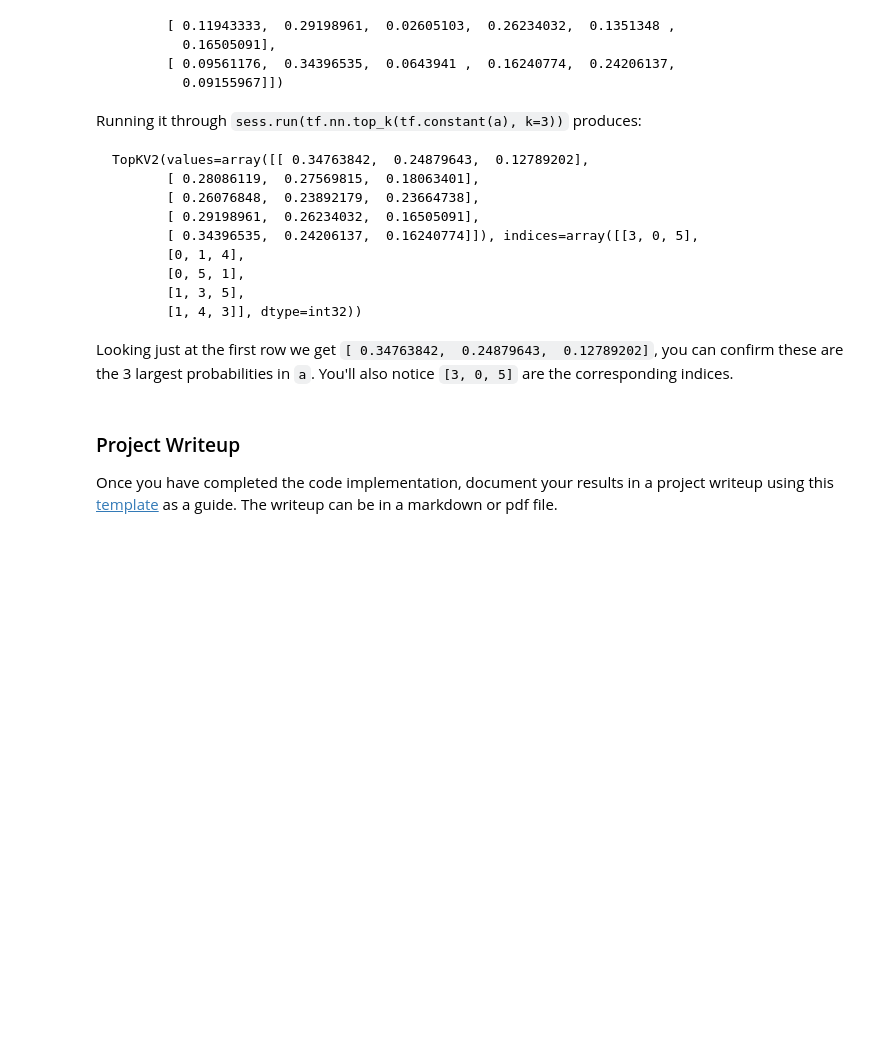
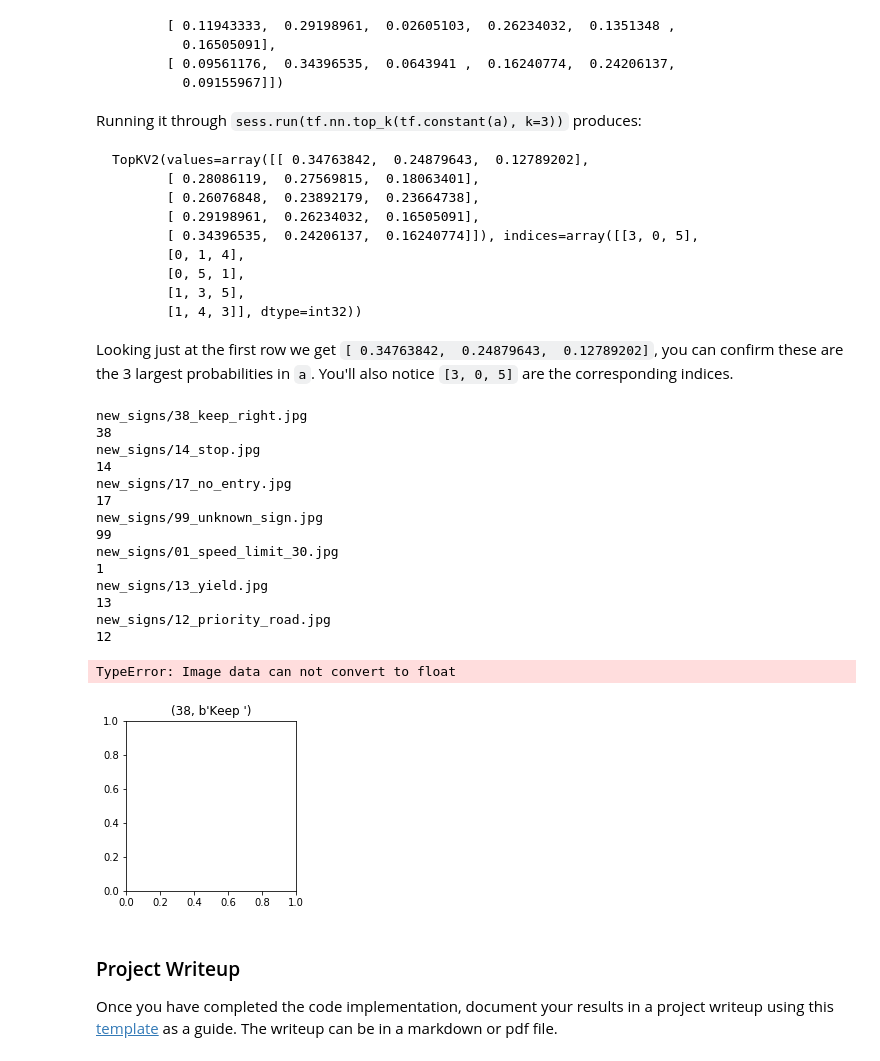
Before and after one commit to zhuangh/CarND-Traffic-Sign-Classifier-Project, a Jupyter notebook: Traffic_Sign_Classifier.ipynb, the cells around one changed output. Drawn from its saved outputs; the diff is of its cells as text; code cells hidden in the pictures; blank space fills up the shorter version.

```diff
--- a/Traffic_Sign_Classifier.ipynb
+++ b/Traffic_Sign_Classifier.ipynb
@@ -288,21 +293,24 @@ sets imply underfitting. A high accuracy on the training set but low accuracy on
 ### the accuracy on the test set should be calculated and reported as well.
 ### Feel free to use as many code cells as needed.
 
+# Ref: https://github.com/zhuangh/CarND-LeNet-Lab/blob/master/LeNet-Lab.ipynb
 image_channels = X_train.shape[3]
 x = tf.placeholder(tf.float32, (None, 32, 32, image_channels))
 y = tf.placeholder(tf.int32, (None))
 one_hot_y = tf.one_hot(y, n_classes)
-keep_prob = tf.placeholder(tf.float32)
+
 
 EPOCHS = 50
 BATCH_SIZE = 128 #156
 rate = 0.001 #0.00097
 
+keep_prob = tf.placeholder(tf.float32)
+
 logits = LeNet(x, depth=image_channels, n_class=n_classes)
 
 cross_entropy = tf.nn.softmax_cross_entropy_with_logits(logits=logits, labels=one_hot_y)
 loss_operation = tf.reduce_mean(cross_entropy)
-optimizer = tf.train.AdamOptimizer(learning_rate = rate)
+optimizer = tf.train.AdamOptimizer(learning_rate=rate)
 training_operation = optimizer.minimize(loss_operation)
 
 correct_prediction = tf.equal(tf.argmax(logits, 1), tf.argmax(one_hot_y, 1))
@@ -315,7 +323,7 @@ def evaluate(X_data, y_data):
     sess = tf.get_default_session()
     for offset in range(0, num_examples, BATCH_SIZE):
         batch_x, batch_y = X_data[offset:offset+BATCH_SIZE], y_data[offset:offset+BATCH_SIZE]
-        accuracy = sess.run(accuracy_operation, feed_dict={x: batch_x, y: batch_y, keep_prob: 1.0})
+        accuracy = sess.run(accuracy_operation, feed_dict={x: batch_x, y: batch_y})#, keep_prob: 1.0})
         total_accuracy += (accuracy * len(batch_x))
     return total_accuracy / num_examples
 # %% [markdown]
@@ -331,7 +339,7 @@ You may find `signnames.csv` useful as it contains mappings from the class id (i
 # %%
 ### Load the images and plot them here.
 ### Feel free to use as many code cells as needed.
-
+# Ref: https://github.com/zhuangh/CarND-LeNet-Lab/blob/master/LeNet-Lab.ipynb
 with tf.Session() as sess:
     sess.run(tf.global_variables_initializer())
     num_train = len(X_train)
@@ -343,7 +351,7 @@ with tf.Session() as sess:
         for offset in range(0, num_train, BATCH_SIZE):
             end = offset + BATCH_SIZE
             batch_x, batch_y = X_train[offset:end], y_train[offset:end]
-            sess.run(training_operation, feed_dict={x: batch_x, y: batch_y, keep_prob: 0.5})
+            sess.run(training_operation, feed_dict={x: batch_x, y: batch_y})#, keep_prob: 0.5})
         valid_acc = evaluate(X_valid, y_valid)
         valid_acc_fig.append(valid_acc)
         test_acc = evaluate(X_test, y_test)
@@ -431,3 +442,63 @@ Looking just at the first row we get `[ 0.34763842,  0.24879643,  0.12789202]`,
+# %%
+### Print out the top five softmax probabilities for the predictions on the German traffic sign images found on the web.
+### Feel free to use as many code cells as needed.
+
+
+import glob
+import cv2
+
+signs_from_web = []
+labels = []
+
+
+img_files = glob.glob('new_signs/*.jpg')
+sign_names = label_name
+
+for file in img_files:
+    # get label from file, first 2 digits of filename
+    print(file)
+    label = int(file.split('/')[-1][:2])
+    print(label)
+    labels.append(label)
+    resized_image = cv2.imread(file)
+    #img =  cv2.cvtColor(cv2.imread(file), 1)#cv2.COLOR_BGR2RGB)
+    #resized_image = cv2.resize(img, (32, 32))
+    signs_from_web.append(resized_image)
+
+def draw_images(data, images_per_line=7, squeeze=False, cmap=None):
+    for offset in range(0, len(data), images_per_line):
+        batch = data[offset:offset + images_per_line]
+        fig = plt.figure(figsize = (25,5))
+        for i in range(len(batch)):
+            axis = fig.add_subplot(1, len(batch), i + 1)
+            if labels[offset+i] < len(sign_names):
+                axis.set_title(sign_names[labels[offset+i]])
+            else:
+                axis.set_title('unknown')
+            image = batch[i]
+            if squeeze: image = image.squeeze()
+            if cmap == None: axis.imshow(image)
+            else: axis.imshow(image.squeeze(), cmap=cmap)
+        plt.show()
+
+draw_images(signs_from_web)
+# %% [output]
+new_signs/38_keep_right.jpg
+38
+new_signs/14_stop.jpg
+14
+new_signs/17_no_entry.jpg
+17
+new_signs/99_unknown_sign.jpg
+99
+new_signs/01_speed_limit_30.jpg
+1
+new_signs/13_yield.jpg
+13
+new_signs/12_priority_road.jpg
+12
+TypeError: Image data can not convert to float
+[figure, added]
 # %% [markdown]
 ### Project Writeup
 
```
Also changed, not shown: parts of 8 cells of this notebook, 1 other file.
